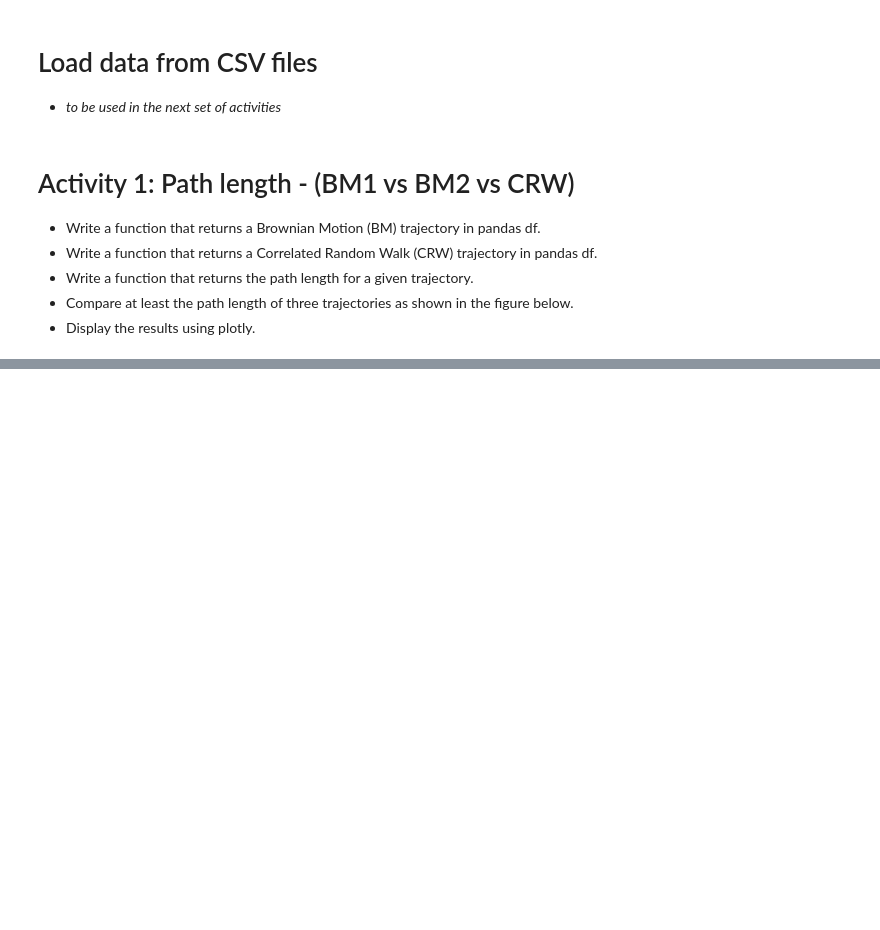
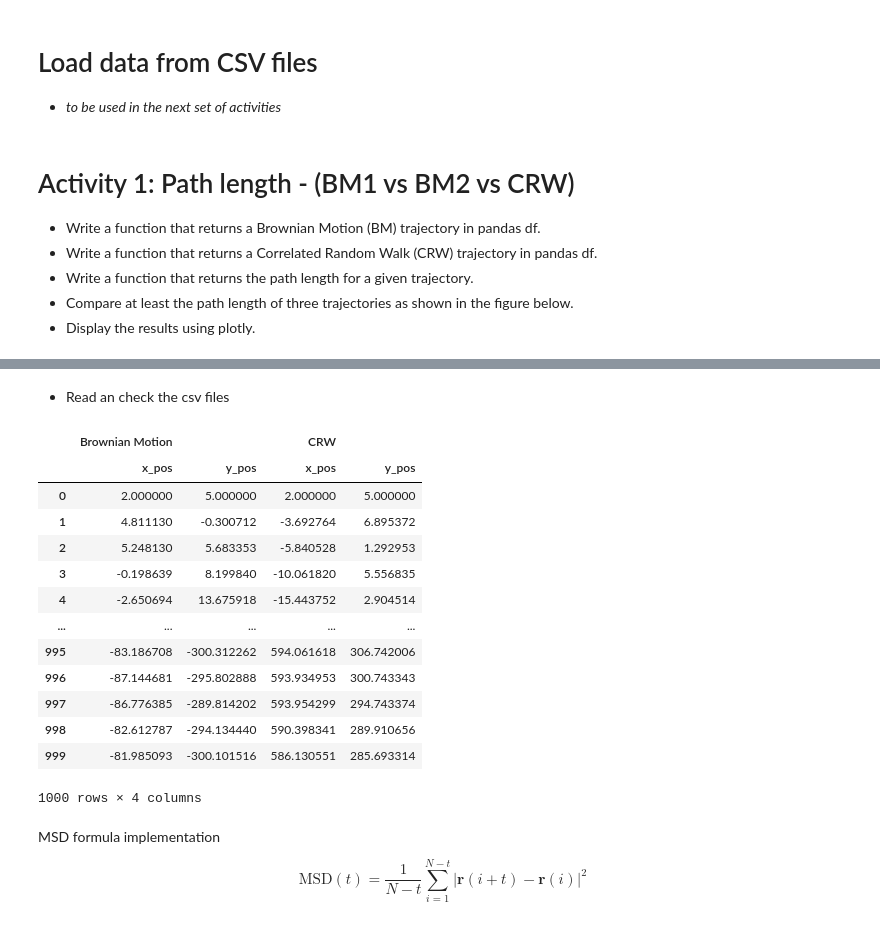
Before and after one commit to herikZ13/Assignment-2_RWM_HZS, a Jupyter notebook: Assignment 2RWM_HZS.ipynb, the cells around one changed output, grey strips where cells are left out. Drawn from its saved outputs; the diff is of its cells as text; code cells hidden in the pictures; blank space fills up the shorter version.

```diff
--- a/Assignment 2RWM_HZS.ipynb
+++ b/Assignment 2RWM_HZS.ipynb
@@ -32,0 +100,31 @@ CRW9_dataf = pd.read_csv(r'C:\Users\herik\Downloads\csv\crw_6_9.csv')
+# %% [markdown]
+- Read an check the csv files
+# %%
+# Convert DataFrames to NumPy arrays for positions
+BM_array = BM6_dataf[['x_pos', 'y_pos']].values
+CRW_array = CRW6_dataf[['x_pos', 'y_pos']].values
+
+# Load data from CSV files
+
+display(pd.concat({'Brownian Motion': BM6_dataf, 'CRW': CRW6_dataf}, axis=1))
+# %% [output]
+|  | Brownian Motion |  | CRW |  |
+|  | x_pos | y_pos | x_pos | y_pos |
+| 0 | 2.000000 | 5.000000 | 2.000000 | 5.000000 |
+| 1 | 4.811130 | -0.300712 | -3.692764 | 6.895372 |
+| 2 | 5.248130 | 5.683353 | -5.840528 | 1.292953 |
+| 3 | -0.198639 | 8.199840 | -10.061820 | 5.556835 |
+| 4 | -2.650694 | 13.675918 | -15.443752 | 2.904514 |
+| ... | ... | ... | ... | ... |
+| 995 | -83.186708 | -300.312262 | 594.061618 | 306.742006 |
+| 996 | -87.144681 | -295.802888 | 593.934953 | 300.743343 |
+| 997 | -86.776385 | -289.814202 | 593.954299 | 294.743374 |
+| 998 | -82.612787 | -294.134440 | 590.398341 | 289.910656 |
+| 999 | -81.985093 | -300.101516 | 586.130551 | 285.693314 |
+1000 rows × 4 columns
+# %% [markdown]
+MSD formula implementation
+
+$$
+\text{MSD}(t) = \frac{1}{N - t} \sum_{i=1}^{N-t} \left| \mathbf{r}(i+t) - \mathbf{r}(i) \right|^2
+$$
```
Also changed, not shown: parts of 10 cells of this notebook, 7 other files.
